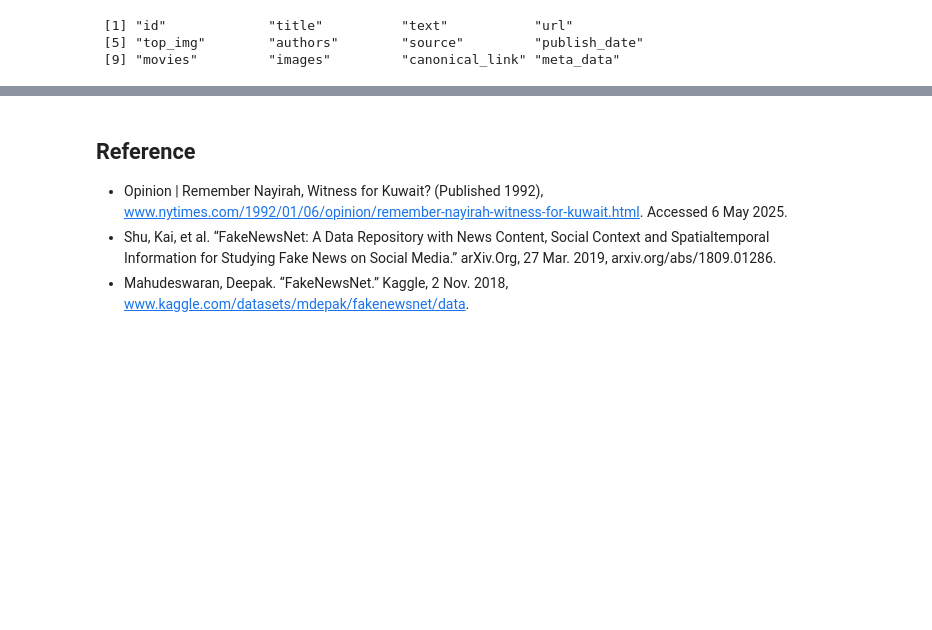
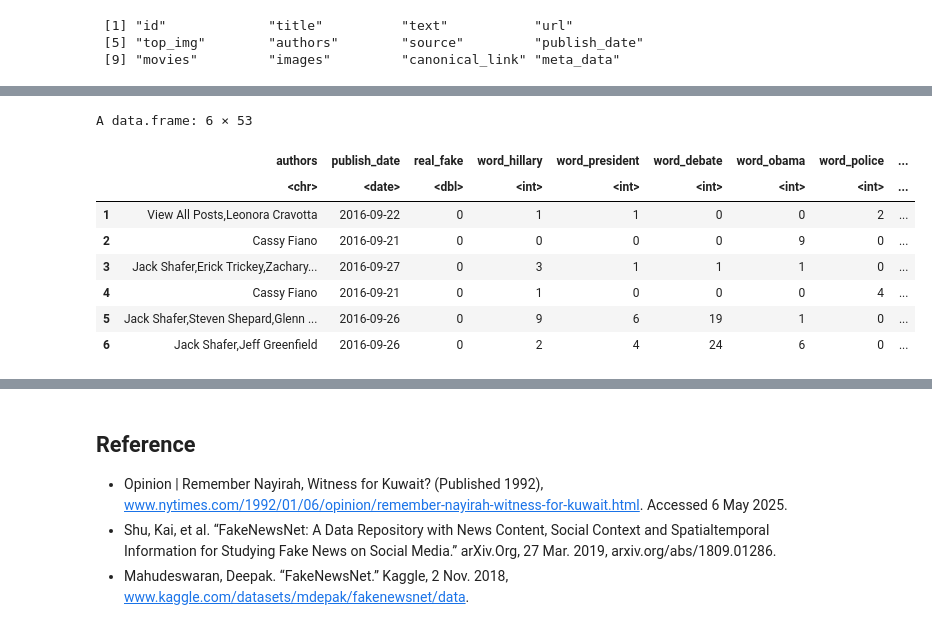
Before and after one commit to Wook22/Fake_News_Classification, a Jupyter notebook: Fake_News_Analysis.ipynb, the cells around one changed output, grey strips where cells are left out. Drawn from its saved outputs; the diff is of its cells as text; code cells hidden in the pictures; blank space fills up the shorter version.

```diff
--- a/Fake_News_Analysis.ipynb
+++ b/Fake_News_Analysis.ipynb
@@ -75,8 +89,8 @@ all_words <- all_words %>%
   mutate(syllables = estimate_syllables(word)) %>%
   filter(syllables > 2)
 
-# Get top 10 words with more than 5 syllables
-top10_words <- head(all_words$word, 20)
+# Get top 50 words with more than 3 syllables
+top50_words <- head(all_words$word, 50)
 
 # Function to count word occurrences in text
 count_word <- function(text, word) {
@@ -84,7 +98,7 @@ count_word <- function(text, word) {
 }
 
 # Create new columns for each top word
-for (w in top10_words) {
+for (w in top50_words) {
   df[[paste0("word_", w)]] <- sapply(df$text, count_word, word = w)
 }
 # %%
@@ -93,5 +107,5 @@ for (w in top10_words) {
 
 # Remove columns by name
 df_drop <- df %>%
-  select(-text, -url, -top_img, -movies, -images, -canonical_link, -meta_data)
+  select(-title, -source, -id, -text, -url, -top_img, -movies, -images, -canonical_link, -meta_data)
 # %%
@@ -108,0 +132,7 @@ A data.frame: 6 × 26
+# %%
+df_time_adjust <- df_drop %>%
+  mutate(
+    publish_timestamp = as.numeric(str_extract(publish_date, "\\d+")),
+    publish_date = as.Date(as.POSIXct(publish_timestamp / 1000, origin = "1970-01-01", tz = "UTC"))
+  ) %>%
+  select(-publish_timestamp)
@@ -108,0 +159,15 @@ A data.frame: 6 × 26
+# %%
+df_dropna <- df_time_adjust %>% drop_na(publish_date)
+
+buzzfeed_data <- df_dropna
+head(buzzfeed_data)
+# %% [output]
+A data.frame: 6 × 53
+|  | authors | publish_date | real_fake | word_hillary | word_president | word_debate | word_obama | word_police | ... |
+|  | <chr> | <date> | <dbl> | <int> | <int> | <int> | <int> | <int> | ... |
+| 1 | View All Posts,Leonora Cravotta | 2016-09-22 | 0 | 1 | 1 | 0 | 0 | 2 | ... |
+| 2 | Cassy Fiano | 2016-09-21 | 0 | 0 | 0 | 0 | 9 | 0 | ... |
+| 3 | Jack Shafer,Erick Trickey,Zachary... | 2016-09-27 | 0 | 3 | 1 | 1 | 1 | 0 | ... |
+| 4 | Cassy Fiano | 2016-09-21 | 0 | 1 | 0 | 0 | 0 | 4 | ... |
+| 5 | Jack Shafer,Steven Shepard,Glenn ... | 2016-09-26 | 0 | 9 | 6 | 19 | 1 | 0 | ... |
+| 6 | Jack Shafer,Jeff Greenfield | 2016-09-26 | 0 | 2 | 4 | 24 | 6 | 0 | ... |
```
Also changed, not shown: parts of 12 cells of this notebook.
